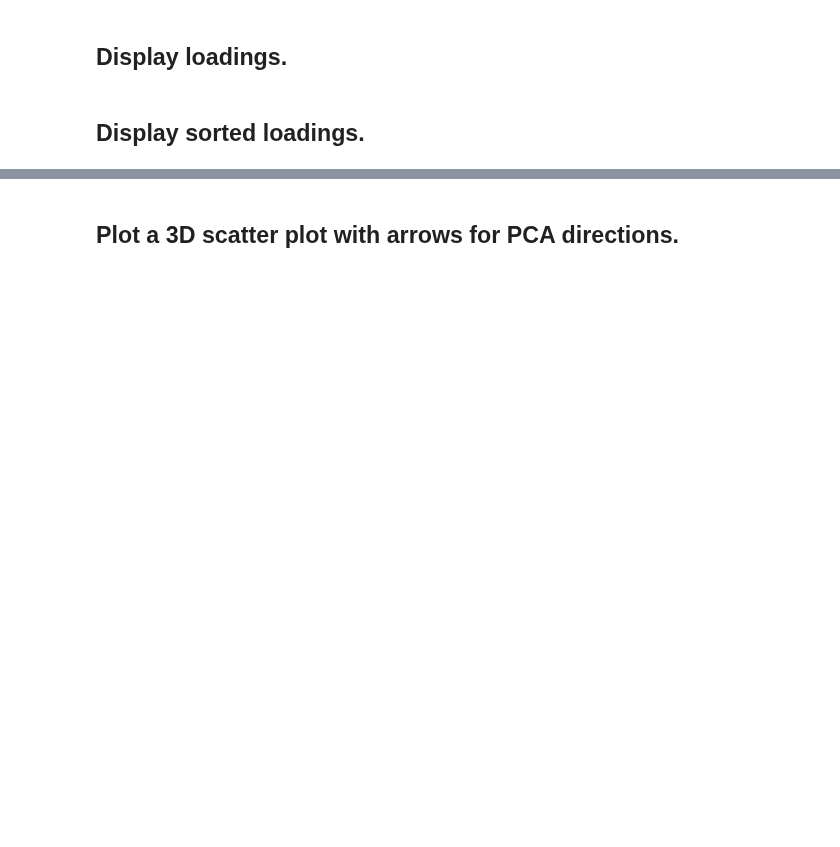
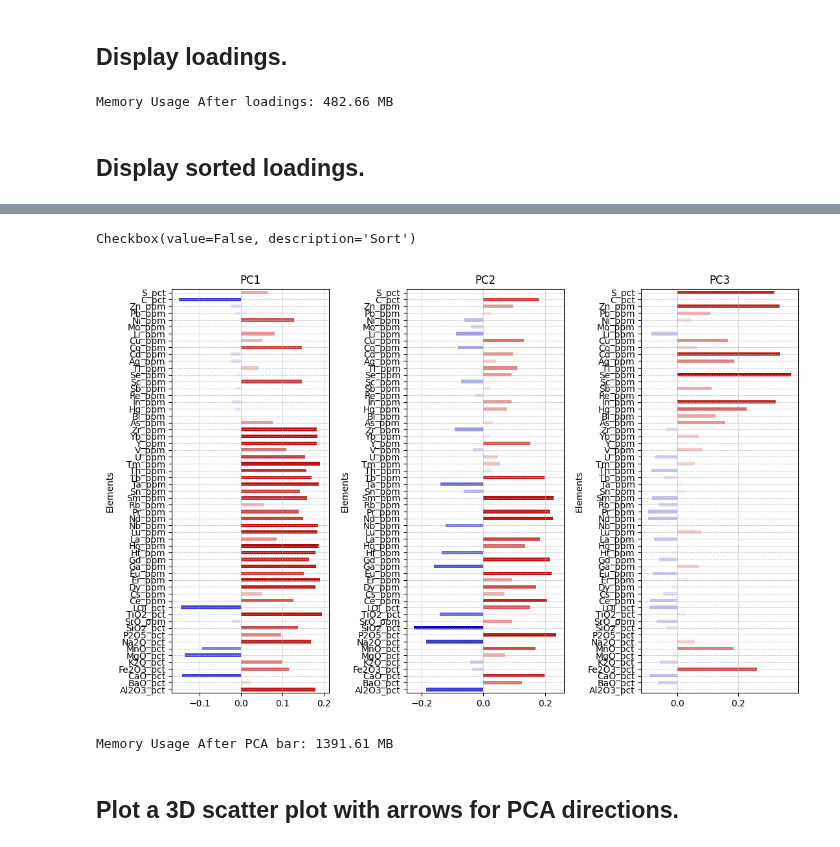
Before and after one commit to TigerFan2029/AIMinex, a Jupyter notebook: pca_mineral1.ipynb, the cells around one changed output, grey strips where cells are left out. Cells and saved outputs as stored; diff of their text form; code cells hidden in the pictures; blank space fills up the shorter version.

Commit message:
added size of data points according to Zn_ppm, bar graph for PCs, and memory tracker

```diff
--- a/pca_mineral1.ipynb
+++ b/pca_mineral1.ipynb
@@ -12,10 +12,23 @@ import matplotlib.pyplot as plt
 from sklearn.cluster import KMeans
 from sklearn.preprocessing import StandardScaler
 import ipywidgets
-from ipywidgets import interact
+from ipywidgets import interact, IntSlider
 import ipywidgets as widgets
 from matplotlib import pyplot
 from IPython.display import display, clear_output, Javascript
+from matplotlib.colors import LinearSegmentedColormap
+
+from sklearn.cluster import KMeans
+from scipy.spatial import Voronoi, voronoi_plot_2d
+from sklearn.pipeline import Pipeline
+import gc
+import psutil
+
+#from memory_profiler import memory_usage
+
+def get_memory_usage():
+    process = psutil.Process()
+    return process.memory_info().rss / (1024 ** 2)
 # %% [markdown]
 ## Read EXCEL data file into data frame.
 # %%
@@ -134,6 +182,11 @@ for index in scaler.index:
 #loadings = pd.DataFrame(pca.components_.T, columns=['PC1', 'PC2', 'PC3'], index=df.columns)
 loadings = pd.DataFrame(pca.components_.T, columns=['PC'+str(i) for i in range(1, len(pca.components_)+1)], index=df.columns)
 loadings
+
+memory_0_3 = get_memory_usage()
+print(f"Memory Usage After loadings: {memory_0_3:.2f} MB")
+# %% [output]
+Memory Usage After loadings: 482.66 MB
 # %% [markdown]
 ## Display sorted loadings.
 # %%
@@ -145,3 +198,50 @@ loadings
 # %%
 # sorted_loadings = loadings.sort_values(by='PC3', ascending=False)  # Change 'ascending' as needed
 # sorted_loadings
+# %%
+colors = [(0, 0, 0.75), (1, 1, 1), (0.75, 0, 0)]
+n_bins = 100
+cmap_name = "PC map"
+cm = LinearSegmentedColormap.from_list(cmap_name, colors, N=n_bins)
+
+
+def normalize(values, vmin=None, vmax=None):
+    vmin = vmin if vmin is not None else np.min(values)
+    vmax = vmax if vmax is not None else np.max(values)
+    norm_values = (values - vmin) / (vmax - vmin)
+    return norm_values
+
+
+def plot_pc_barchart(data, pc_name, ax, sort=False):
+    if sort:
+        data = data.sort_values(ascending=False)
+    #colors = ['#1f77b4' if x > 0 else '#d62728' for x in sorted_loadings]
+    norm_values = normalize(data, vmin=-max(abs(data)), vmax=max(abs(data)))
+    bar_colors = cm(norm_values)
+    data.plot(kind='barh', color=bar_colors, ax=ax)
+    ax.set_title(pc_name)
+    ax.grid(True, linestyle='--', linewidth=0.5)
+    ax.set_xlabel('')
+    ax.set_ylabel('Elements')
+
+
+def update_plots(sort):
+    fig, axes = plt.subplots(ncols=3, figsize=(11, 7))
+
+    plot_pc_barchart(loadings['PC1'], 'PC1', axes[0], sort)
+    plot_pc_barchart(loadings['PC2'], 'PC2', axes[1], sort)
+    plot_pc_barchart(loadings['PC3'], 'PC3', axes[2], sort)
+
+    plt.tight_layout()
+    plt.show()
+
+interact(update_plots, sort=widgets.Checkbox(value=False, description='Sort'))
+
+
+display(sort_checkbox)
+plt.tight_layout()
+plt.show()
+
+memory_0_4 = get_memory_usage()
+print(f"Memory Usage After PCA bar: {memory_0_4:.2f} MB")
+# %% [output]
@@ -148,3 +249,6 @@ loadings
+Checkbox(value=False, description='Sort')
+[figure, added]
+Memory Usage After PCA bar: 1391.61 MB
 # %% [markdown]
 ## Plot a 3D scatter plot with arrows for PCA directions.
 # %%
```
Also changed, not shown: parts of 17 cells of this notebook.
